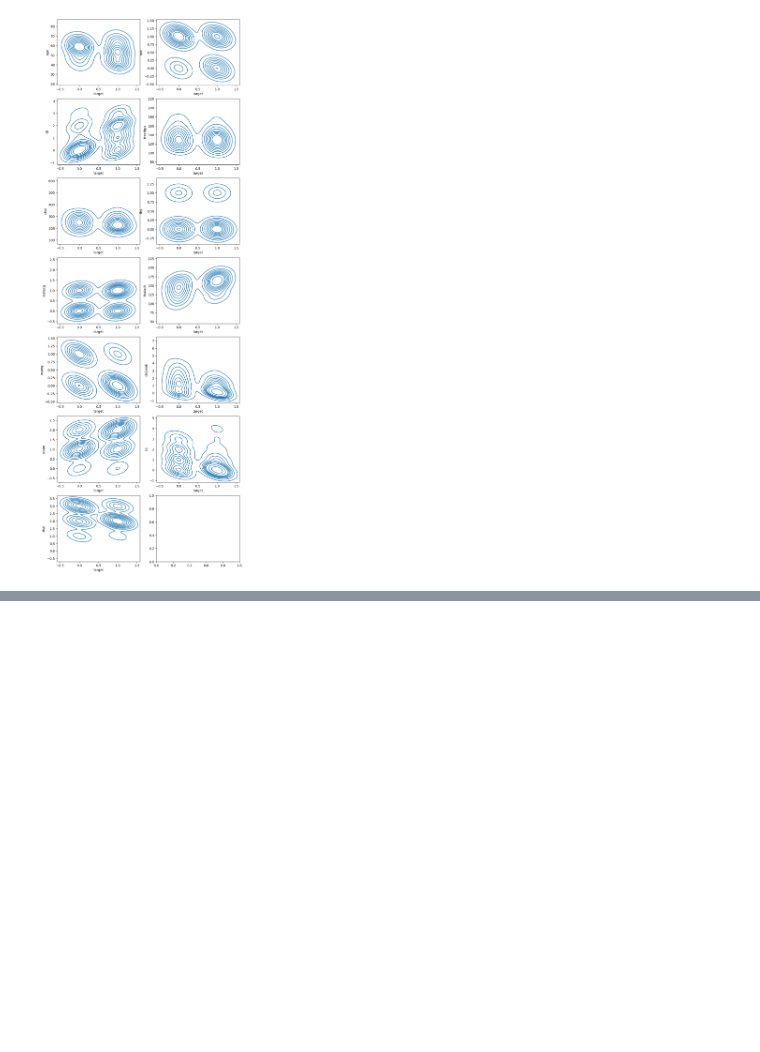
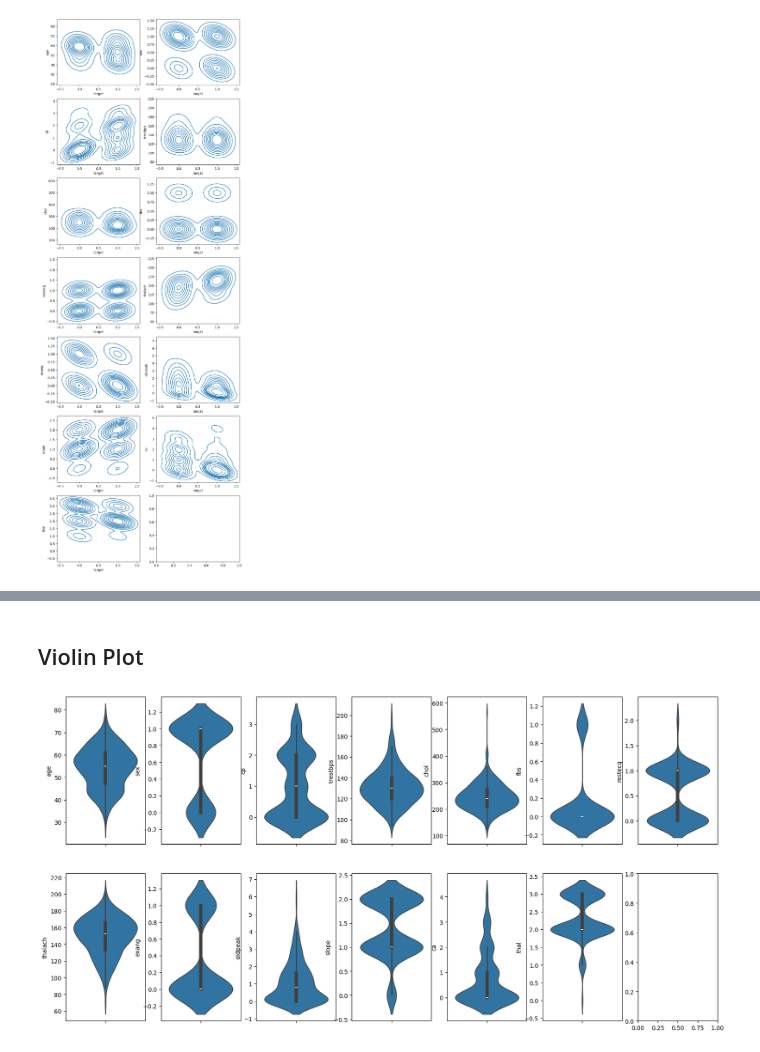
Before and after one commit to chrisistrati/Sigmoid-Homework, a Jupyter notebook: 13_data_visualization.ipynb, the cells around one changed output, grey strips where cells are left out. Saved outputs shown, nothing was run; the diff lists cells and outputs as text; code cells hidden in the pictures; blank space fills up the shorter version.

```diff
--- a/13_data_visualization.ipynb
+++ b/13_data_visualization.ipynb
@@ -111,0 +126,12 @@ for i, column in enumerate(columns):
+# %% [markdown]
+## Violin Plot
+# %%
+fig, axes = plt.subplots(2, 7, figsize=(20, 10))
+
+for i, column in enumerate(columns):
+    row, col = i//7, i%7
+
+    sns.violinplot( y=column, data=df, ax=axes[row, col])
+    axes[row, col].set_ylabel(column)
+# %% [output]
+[figure, added]
```
Also changed, not shown: parts of 5 cells of this notebook.
